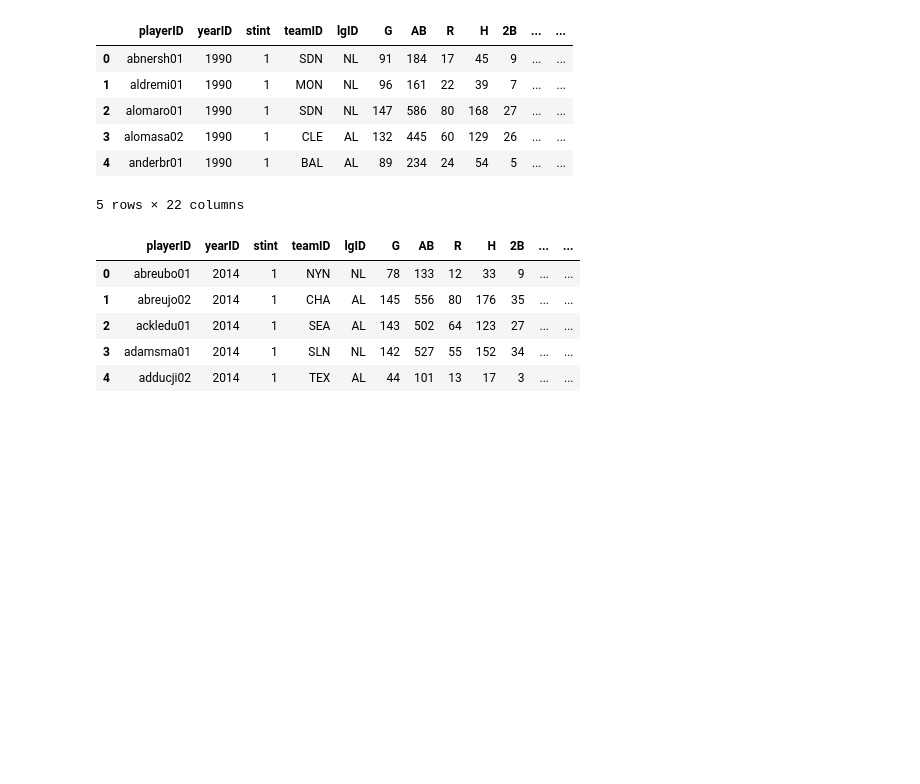
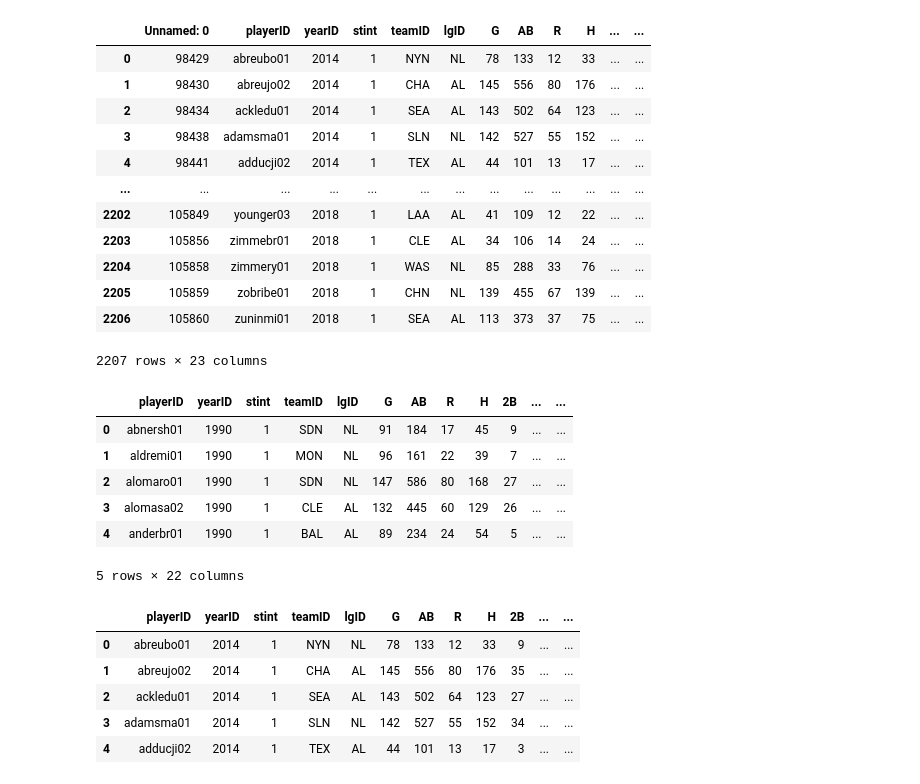
Before and after one commit to cjriggio/juiced, a Jupyter notebook: Juice-vs-Steroids.ipynb, the cells around one changed output. Cells and saved outputs as stored; diff of their text form; code cells hidden in the pictures; blank space fills up the shorter version.

```diff
--- a/Juice-vs-Steroids.ipynb
+++ b/Juice-vs-Steroids.ipynb
@@ -42,6 +42,22 @@ steroids = pd.read_csv("steroids.csv")
 def remove_unnamed(df):
     df.drop(['Unnamed: 0'], axis=1, inplace=True)
     return df
+# %%
+juiced
+# %% [output]
+|  | Unnamed: 0 | playerID | yearID | stint | teamID | lgID | G | AB | R | H | ... | ... |
+| 0 | 98429 | abreubo01 | 2014 | 1 | NYN | NL | 78 | 133 | 12 | 33 | ... | ... |
+| 1 | 98430 | abreujo02 | 2014 | 1 | CHA | AL | 145 | 556 | 80 | 176 | ... | ... |
+| 2 | 98434 | ackledu01 | 2014 | 1 | SEA | AL | 143 | 502 | 64 | 123 | ... | ... |
+| 3 | 98438 | adamsma01 | 2014 | 1 | SLN | NL | 142 | 527 | 55 | 152 | ... | ... |
+| 4 | 98441 | adducji02 | 2014 | 1 | TEX | AL | 44 | 101 | 13 | 17 | ... | ... |
+| ... | ... | ... | ... | ... | ... | ... | ... | ... | ... | ... | ... | ... |
+| 2202 | 105849 | younger03 | 2018 | 1 | LAA | AL | 41 | 109 | 12 | 22 | ... | ... |
+| 2203 | 105856 | zimmebr01 | 2018 | 1 | CLE | AL | 34 | 106 | 14 | 24 | ... | ... |
+| 2204 | 105858 | zimmery01 | 2018 | 1 | WAS | NL | 85 | 288 | 33 | 76 | ... | ... |
+| 2205 | 105859 | zobribe01 | 2018 | 1 | CHN | NL | 139 | 455 | 67 | 139 | ... | ... |
+| 2206 | 105860 | zuninmi01 | 2018 | 1 | SEA | AL | 113 | 373 | 37 | 75 | ... | ... |
+2207 rows × 23 columns
 # %%
 steroids = remove_unnamed(steroids)
 steroids.head()
```
Also changed, not shown: parts of 13 cells of this notebook, 9 other files.
